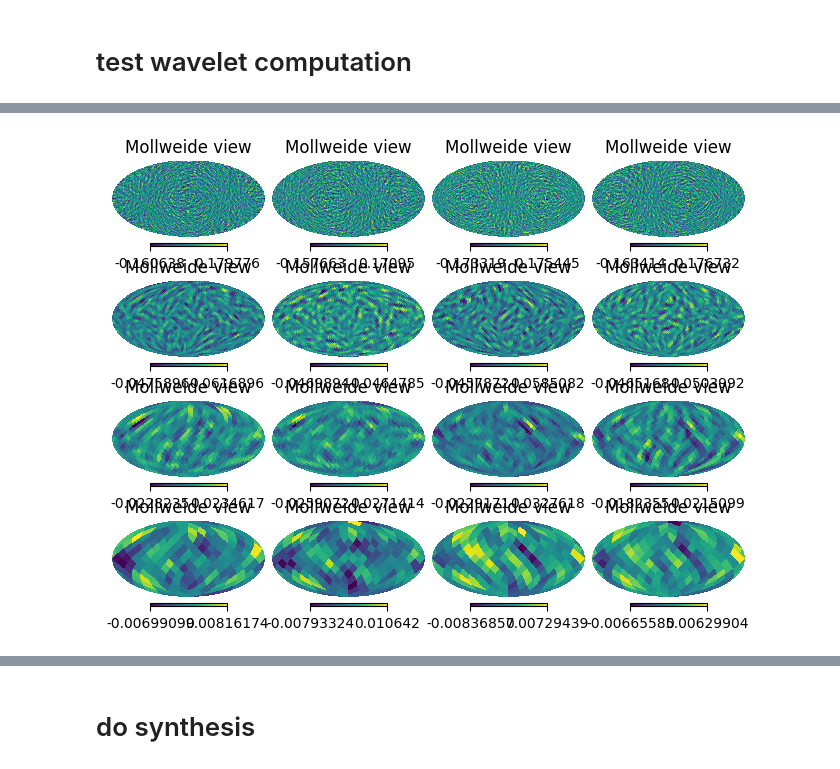
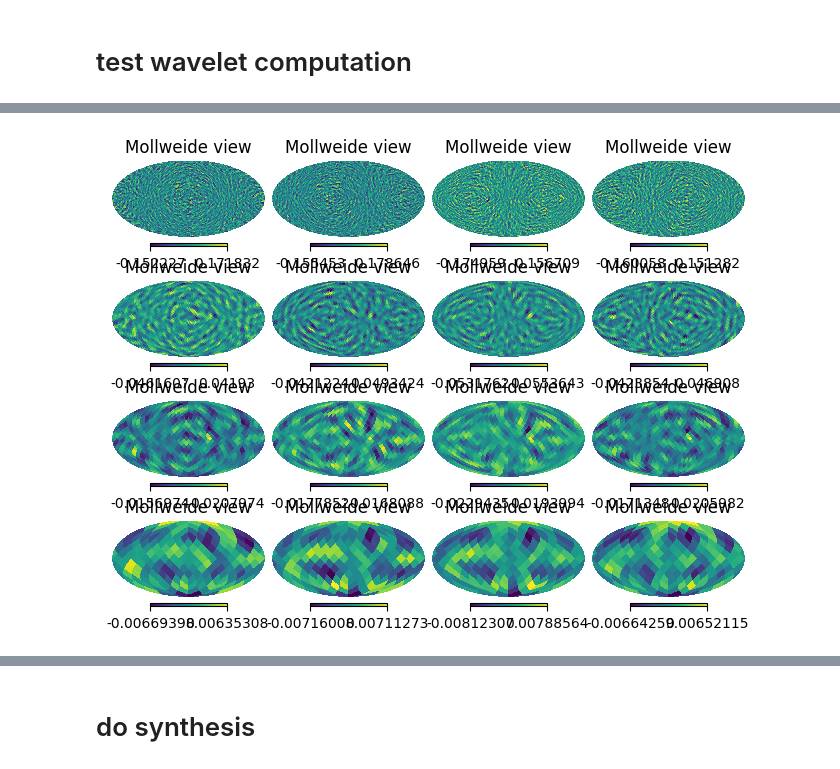
Before and after one commit to Eralys/STL_dev, a Jupyter notebook: STL_main/Certif_Healpix_Kernel_Torch/Certification_Notebook_Healpix_kernel.ipynb, the cells around one changed output, grey strips where cells are left out. Cells and saved outputs as stored; diff of their text form; code cells hidden in the pictures.

```diff
--- a/STL_main/Certif_Healpix_Kernel_Torch/Certification_Notebook_Healpix_kernel.ipynb
+++ b/STL_main/Certif_Healpix_Kernel_Torch/Certification_Notebook_Healpix_kernel.ipynb
@@ -69,14 +30,14 @@ hp.mollview(y_rand[0,0].cpu().numpy(),  nest=True, title="Bruit blanc -> après
 # %%
 l_data=DataClass(im)
 for j in range(4):
     w_data = w_op.apply(l_data,j).array
     for k in range(4):
         hp.mollview(w_data[k].cpu().numpy(),nest=True,hold=False,sub=(4,4,1+k+4*j))
 
     #l_data=w_op.apply_smooth(l_data,copy=True)
-    l_data=l_data.downsample(j+1)
+    l_data=w_op.downsample(data,j+1)
 # %% [output]
-[figure, old version]
+[figure, new version]
 # %%
 from ST_Operator import ST_Operator as STO
 
```
Also changed, not shown: parts of 10 cells of this notebook, 1 other file.
